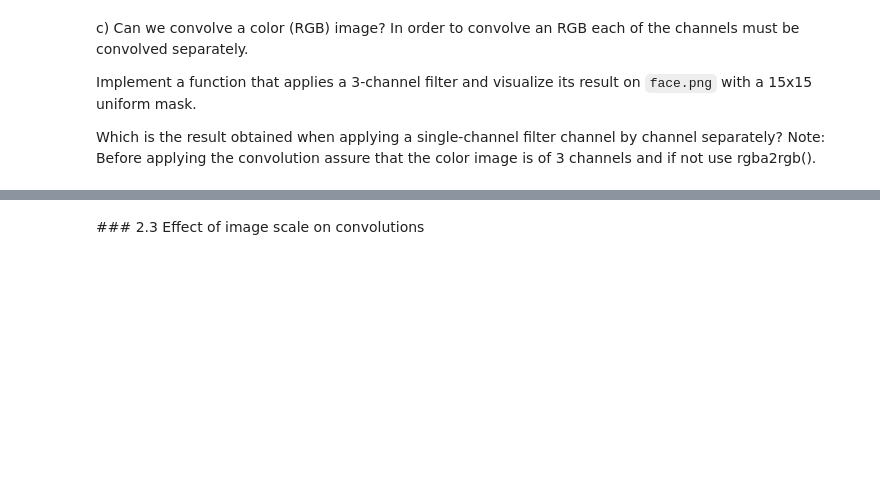
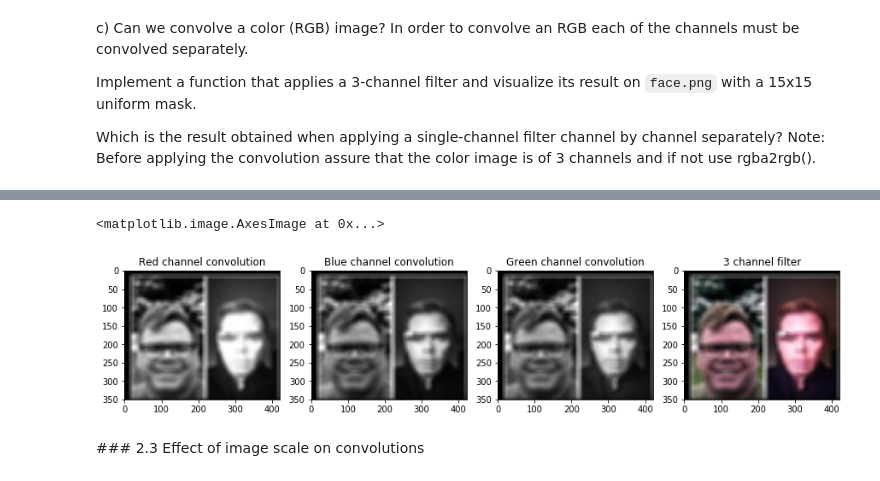
Before and after one commit to rsberrocal/VA_Practicas, a Jupyter notebook: Lab2/p2_2020-2021_2solve.ipynb, the cells around one changed output, grey strips where cells are left out. Drawn from its saved outputs; the diff is of its cells as text; code cells hidden in the pictures; blank space fills up the shorter version.

```diff
--- a/Lab2/p2_2020-2021_2solve.ipynb
+++ b/Lab2/p2_2020-2021_2solve.ipynb
@@ -113,3 +225,46 @@ Note: Before applying the convolution assure that the color image is of 3 channe
+# %%
+from skimage.color import rgba2rgb
+
+# We use rgba2rgb to convert the RGBA image to RGB
+face_3channels = rgba2rgb(face)
+
+# We take each channel
+face_red = face_3channels[:,:,0]
+face_blue = face_3channels[:,:,1]
+face_green = face_3channels[:,:,2]
+
+# We convolve each channel separately by applying
+# a two-dimensional uniform mask 'mask_h2d', the one
+# from the previous exercise, with ndimage.convolve
+# function
+face_red_convolve = ndimage.convolve(face_red, mask_h2d, mode='constant', cval=0.0)
+face_blue_convolve = ndimage.convolve(face_blue, mask_h2d, mode='constant', cval=0.0)
+face_green_convolve = ndimage.convolve(face_green, mask_h2d, mode='constant', cval=0.0)
+
+# We change the three original color channels
+# for the ones we've just convolved
+face_3channels[:,:,0] = face_red_convolve
+face_3channels[:,:,1] = face_blue_convolve
+face_3channels[:,:,2] = face_green_convolve
+
+# We plot the red, blue and green 1 channel
+# convolutions and the 3 channel convolution
+fig = plt.figure(figsize=(15,15))
+fig.add_subplot(1,4,1)
+plt.title('Red channel convolution')
+plt.imshow(face_red_convolve, cmap="gray")
+fig.add_subplot(1,4,2)
+plt.title('Blue channel convolution')
+plt.imshow(face_blue_convolve, cmap="gray")
+fig.add_subplot(1,4,3)
+plt.title('Green channel convolution')
+plt.imshow(face_green_convolve, cmap="gray")
+fig.add_subplot(1,4,4)
+plt.title('3 channel filter')
+plt.imshow(face_3channels, cmap="gray")
+# %% [output]
+<matplotlib.image.AxesImage at 0x...>
+[figure, added]
 # %% [markdown]
 ### 2.3 Effect of image scale on convolutions
 # %% [markdown]
```
Also changed, not shown: parts of 24 cells of this notebook, 1 other file.
